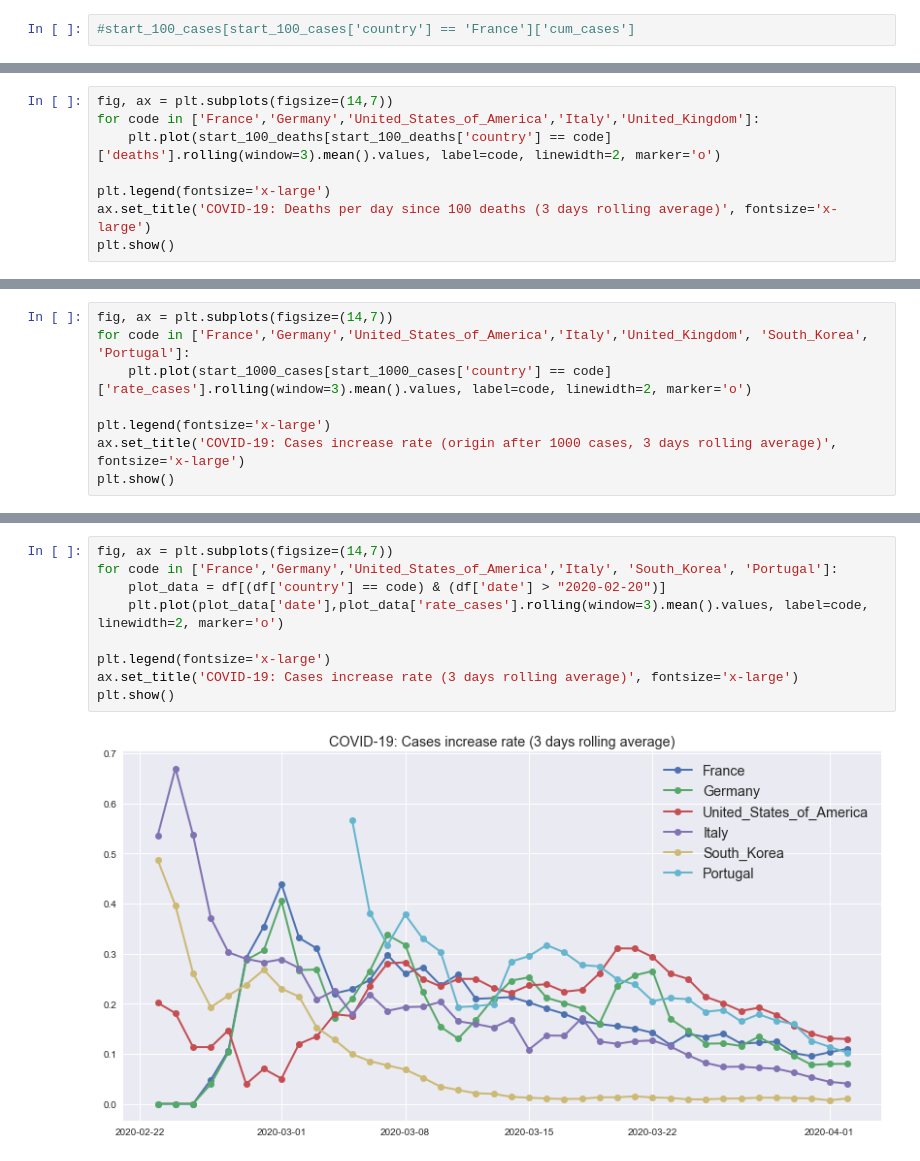
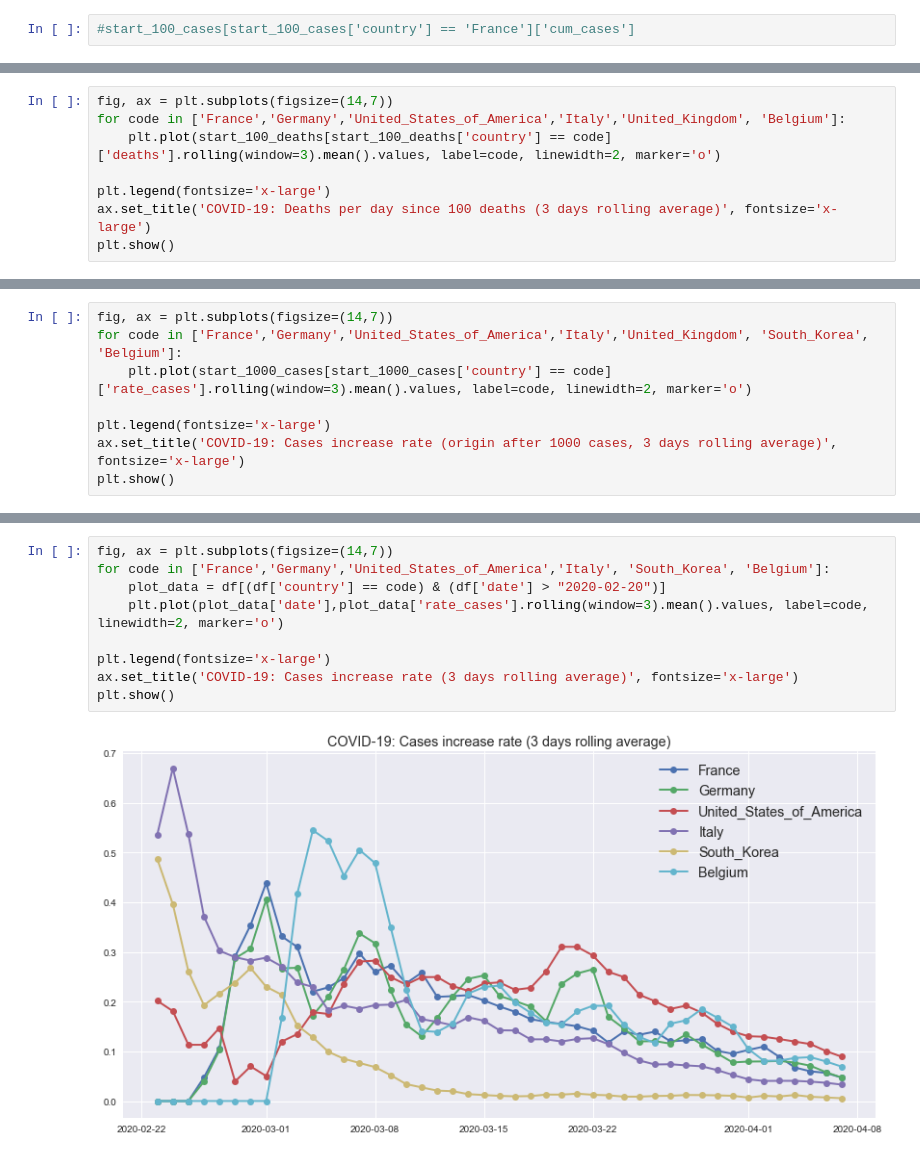
Before and after one commit to Oryon/covid-19, a Jupyter notebook: covid19_all_countries.ipynb, the cells around one changed output, grey strips where cells are left out. Cells and saved outputs as stored; diff of their text form.

```diff
--- a/covid19_all_countries.ipynb
+++ b/covid19_all_countries.ipynb
@@ -123,6 +123,6 @@ plt.show()
 # %%
 fig, ax = plt.subplots(figsize=(14,7))
-for code in ['France','Germany','United_States_of_America','Italy','United_Kingdom']:
+for code in ['France','Germany','United_States_of_America','Italy','United_Kingdom', 'Belgium']:
     plt.plot(start_100_deaths[start_100_deaths['country'] == code]['deaths'].rolling(window=3).mean().values, label=code, linewidth=2, marker='o')
 
 plt.legend(fontsize='x-large')
@@ -143,6 +143,6 @@ plt.show()
 # %%
 fig, ax = plt.subplots(figsize=(14,7))
-for code in ['France','Germany','United_States_of_America','Italy','United_Kingdom', 'South_Korea', 'Portugal']:
+for code in ['France','Germany','United_States_of_America','Italy','United_Kingdom', 'South_Korea', 'Belgium']:
     plt.plot(start_1000_cases[start_1000_cases['country'] == code]['rate_cases'].rolling(window=3).mean().values, label=code, linewidth=2, marker='o')
 
 plt.legend(fontsize='x-large')
@@ -173,11 +173,11 @@ df[df['country'] == 'Portugal']
 # %%
 fig, ax = plt.subplots(figsize=(14,7))
-for code in ['France','Germany','United_States_of_America','Italy', 'South_Korea', 'Portugal']:
+for code in ['France','Germany','United_States_of_America','Italy', 'South_Korea', 'Belgium']:
     plot_data = df[(df['country'] == code) & (df['date'] > "2020-02-20")]
     plt.plot(plot_data['date'],plot_data['rate_cases'].rolling(window=3).mean().values, label=code, linewidth=2, marker='o')
 
 plt.legend(fontsize='x-large')
 ax.set_title('COVID-19: Cases increase rate (3 days rolling average)', fontsize='x-large')
 plt.show()
 # %% [output]
-[figure, old version]
+[figure, new version]
```
Also changed, not shown: parts of 10 cells of this notebook, 2 other files.
